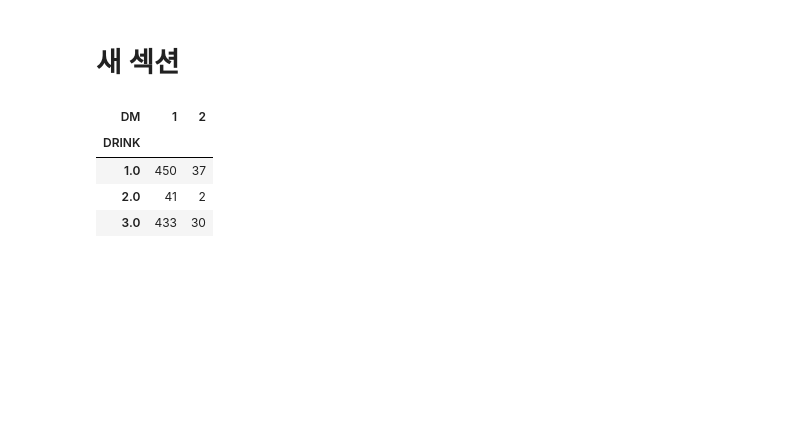
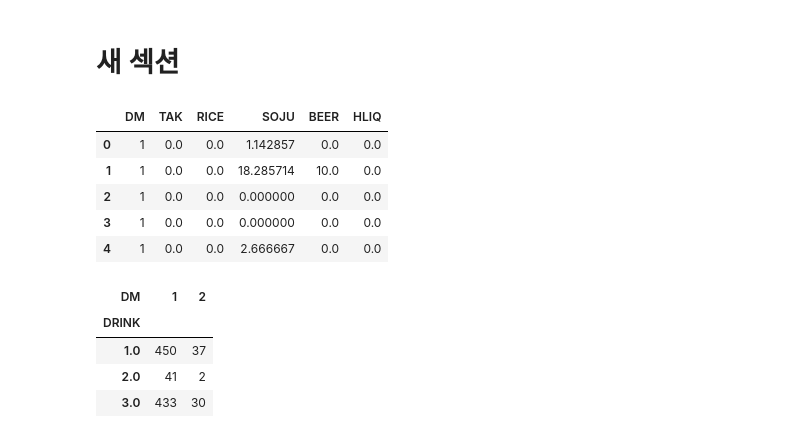
Before and after one commit to JOyongho4/DARTB4, a Jupyter notebook: KoreanHealthRecords.ipynb, the cells around one changed output. Saved outputs shown, nothing was run; the diff lists cells and outputs as text; code cells hidden in the pictures; blank space fills up the shorter version.

```diff
--- a/KoreanHealthRecords.ipynb
+++ b/KoreanHealthRecords.ipynb
@@ -475,7 +90,0 @@ dtype: int64
-# %%
-# BEERFG가 0이면 BEERAM 결측치 0으로 처리, 0이 아니면 0이 제외한 값의 평균으로 결측치 처리
-mean_beeram_excluding_zeros = R1_1_DRINK[R1_1_DRINK['BEERAM'] != 0]['BEERAM'].mean()
-R1_1_DRINK.loc[R1_1_DRINK['BEERFQ'] == 0, 'BEERAM'] = 0
-R1_1_DRINK['BEERAM'].fillna(round(mean_beeram_excluding_zeros,1), inplace=True)
-round(mean_beeram_excluding_zeros,1)
-R1_1_DRINK['BEERAM'].value_counts()
@@ -506,4 +90,0 @@ dtype: int64
-# %%
-# 0으로 HLIQFQ 결측치 처리
-R1_1_DRINK['HLIQFQ']=R1_1_DRINK['HLIQFQ'].fillna(0)
-R1_1_DRINK['HLIQFQ'].value_counts()
@@ -523,7 +90,0 @@ dtype: int64
-# %%
-# HLIQFG가 0이면 HLIQAM 결측치 0으로 처리, 0이 아니면 0이 제외한 값의 평균으로 결측치 처리
-mean_hliqam_excluding_zeros = R1_1_DRINK[R1_1_DRINK['HLIQAM'] != 0]['HLIQAM'].mean()
-R1_1_DRINK.loc[R1_1_DRINK['HLIQFQ'] == 0, 'HLIQAM'] = 0
-R1_1_DRINK['HLIQAM'].fillna(round(mean_hliqam_excluding_zeros,1), inplace=True)
-round(mean_hliqam_excluding_zeros,1)
-R1_1_DRINK['HLIQAM'].value_counts()
@@ -579,9 +90,0 @@ R1_1_DRINK[(R1_1_DRINK['HLIQFQ'] != 0) & (R1_1_DRINK['HLIQAM'] == 0)]
-# %%
-# 빈도 범주가 일정하지 않음. 모든 값을 월 횟수로 변환
-
-for column in ['TAKFQ','RICEFQ','WINEFQ','SOJUFQ','BEERFQ','HLIQFQ']:
-    R1_1_DRINK[column] = R1_1_DRINK[column].replace(2.0, 2.5)
-    R1_1_DRINK[column] = R1_1_DRINK[column].replace(3.0, 4)
-    R1_1_DRINK[column] = R1_1_DRINK[column].replace(4.0, 10)
-    R1_1_DRINK[column] = R1_1_DRINK[column].replace(5.0, 20)
-    R1_1_DRINK[column] = R1_1_DRINK[column].replace(6.0, 30)
@@ -606,5 +640,27 @@ See the caveats in the documentation: https://pandas.pydata.org/pandas-docs/stab
 # %% [markdown]
 # 새 섹션
+# %%
+from sklearn.preprocessing import RobustScaler
+
+rs=RobustScaler()
+
+# Convert the selected columns to a NumPy array
+data = R1_1_DRINK[['TAK','RICE','SOJU','BEER','HLIQ']].values
+
+# Use the fit_transform method on the NumPy array
+transformed_data = rs.fit_transform(data)
+
+# Assign the transformed data back to the DataFrame
+R1_1_DRINK[['TAK','RICE','SOJU','BEER','HLIQ']] = transformed_data
+
+R1_1_DRINK.head()
+# %% [output]
+|  | DM | TAK | RICE | SOJU | BEER | HLIQ |
+| 0 | 1 | 0.0 | 0.0 | 1.142857 | 0.0 | 0.0 |
+| 1 | 1 | 0.0 | 0.0 | 18.285714 | 10.0 | 0.0 |
+| 2 | 1 | 0.0 | 0.0 | 0.000000 | 0.0 | 0.0 |
+| 3 | 1 | 0.0 | 0.0 | 0.000000 | 0.0 | 0.0 |
+| 4 | 1 | 0.0 | 0.0 | 2.666667 | 0.0 | 0.0 |
 # %%
 # 음주유형과 당뇨병의 크로스탭
 DM_DRINK=pd.crosstab(R1_1['DRINK'],R1_1['DM'])
```
Also changed, not shown: parts of 82 cells of this notebook.
